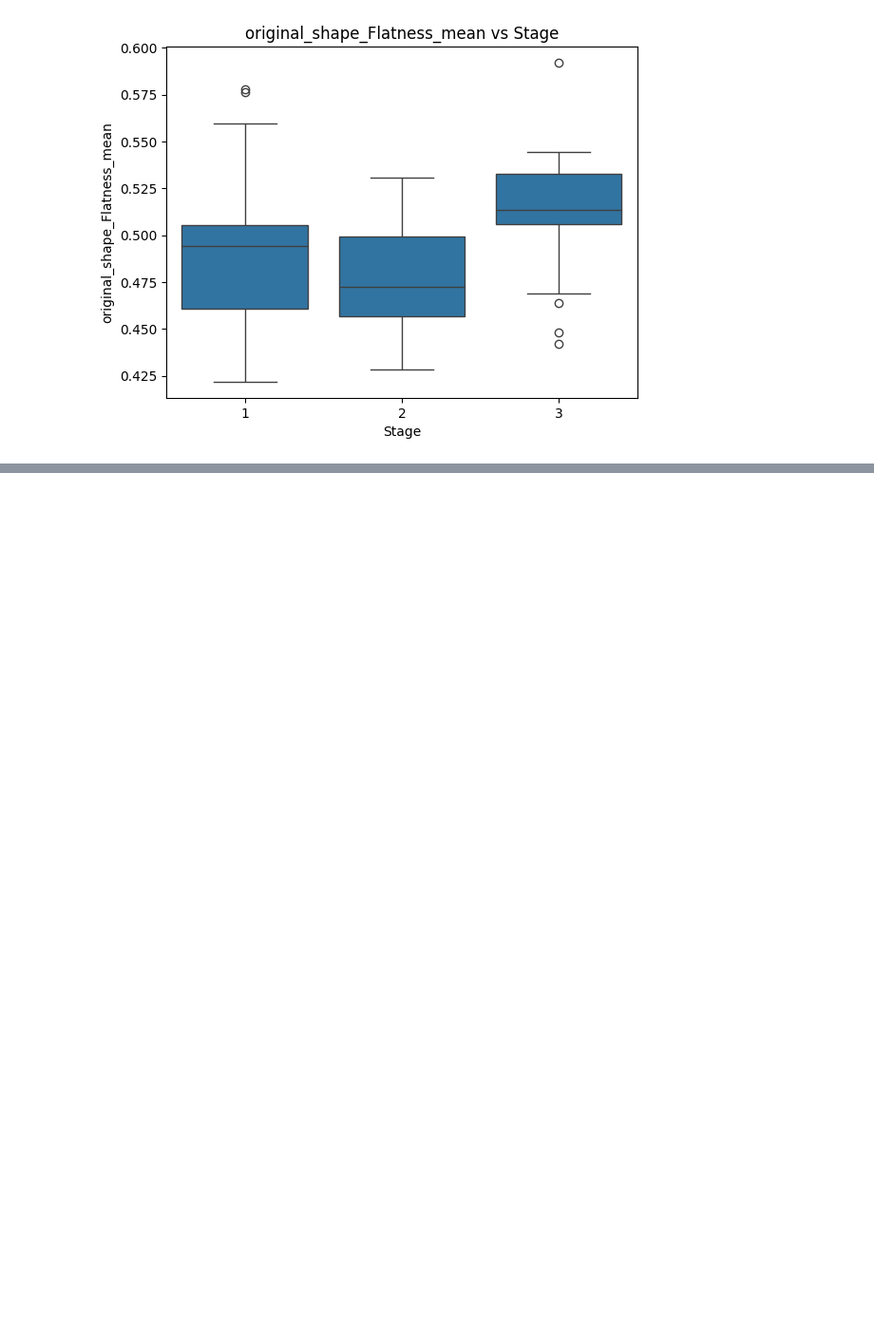
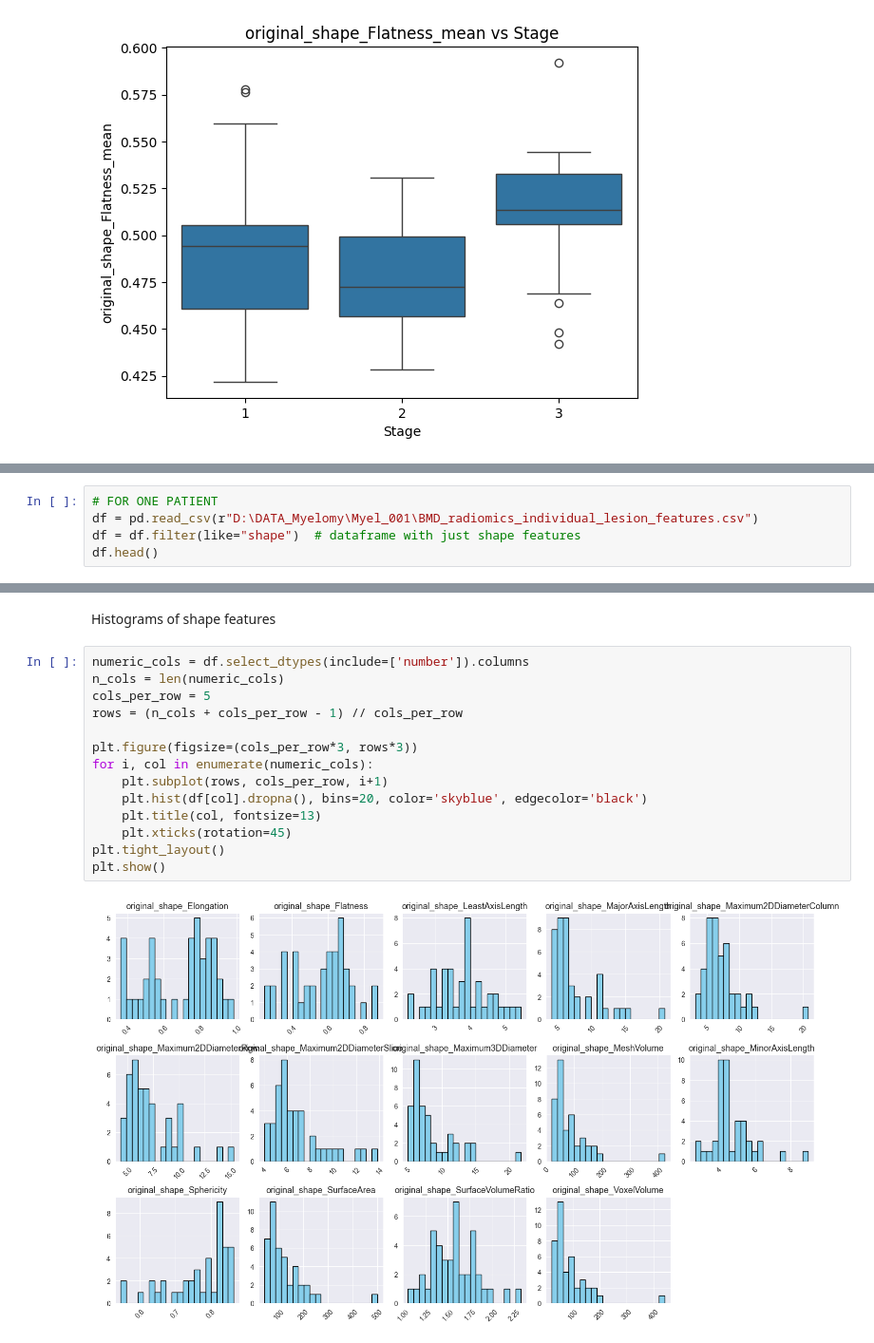
Before and after one commit to lukas1110/Analysis-of-multiple-myelomas-from-dual-CT, a Jupyter notebook: lesions_level/shape_features.ipynb, the cells around one changed output, grey strips where cells are left out. Shown at 95% size. Drawn from its saved outputs; the diff is of its cells as text; blank space fills up the shorter version.

```diff
--- a/lesions_level/shape_features.ipynb
+++ b/lesions_level/shape_features.ipynb
@@ -122,0 +172,5 @@ plt.show()
+# %%
+# FOR ONE PATIENT
+df = pd.read_csv(r"D:\DATA_Myelomy\Myel_001\BMD_radiomics_individual_lesion_features.csv")
+df = df.filter(like="shape")  # dataframe with just shape features
+df.head()
@@ -122,0 +184,18 @@ plt.show()
+# %% [markdown]
+Histograms of shape features
+# %%
+numeric_cols = df.select_dtypes(include=['number']).columns
+n_cols = len(numeric_cols)
+cols_per_row = 5
+rows = (n_cols + cols_per_row - 1) // cols_per_row
+
+plt.figure(figsize=(cols_per_row*3, rows*3))
+for i, col in enumerate(numeric_cols):
+    plt.subplot(rows, cols_per_row, i+1)
+    plt.hist(df[col].dropna(), bins=20, color='skyblue', edgecolor='black')
+    plt.title(col, fontsize=13)
+    plt.xticks(rotation=45)
+plt.tight_layout()
+plt.show()
+# %% [output]
+[figure, added]
```
Also changed, not shown: parts of 14 cells of this notebook, 1 other file.
